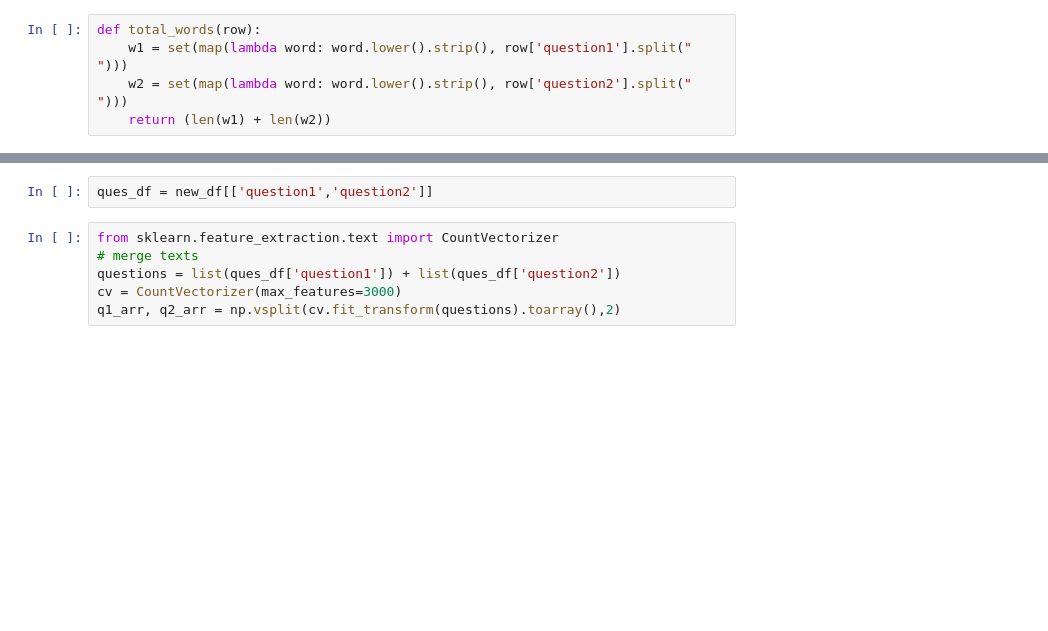
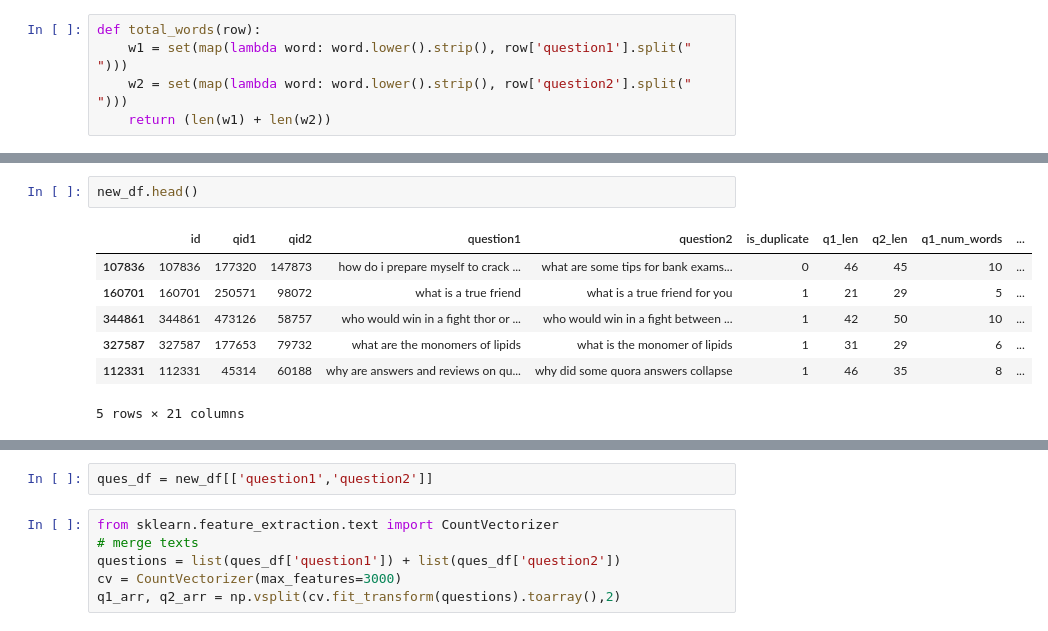
Before and after one commit to samiulbuet09/Quora-Duplicate-Question-Pair-Detection, a Jupyter notebook: Quora-Duplicate-Question-Pair.ipynb, the cells around one changed output, grey strips where cells are left out. Cells and saved outputs as stored; diff of their text form; blank space fills up the shorter version.

```diff
--- a/Quora-Duplicate-Question-Pair.ipynb
+++ b/Quora-Duplicate-Question-Pair.ipynb
@@ -269,0 +335,10 @@ new_df.head()
+# %%
+new_df.head()
+# %% [output]
+|  | id | qid1 | qid2 | question1 | question2 | is_duplicate | q1_len | q2_len | q1_num_words | ... |
+| 107836 | 107836 | 177320 | 147873 | how do i prepare myself to crack ... | what are some tips for bank exams... | 0 | 46 | 45 | 10 | ... |
+| 160701 | 160701 | 250571 | 98072 | what is a true friend | what is a true friend for you | 1 | 21 | 29 | 5 | ... |
+| 344861 | 344861 | 473126 | 58757 | who would win in a fight thor or ... | who would win in a fight between ... | 1 | 42 | 50 | 10 | ... |
+| 327587 | 327587 | 177653 | 79732 | what are the monomers of lipids | what is the monomer of lipids | 1 | 31 | 29 | 6 | ... |
+| 112331 | 112331 | 45314 | 60188 | why are answers and reviews on qu... | why did some quora answers collapse | 1 | 46 | 35 | 8 | ... |
+5 rows × 21 columns
```
Also changed, not shown: parts of 15 cells of this notebook.
